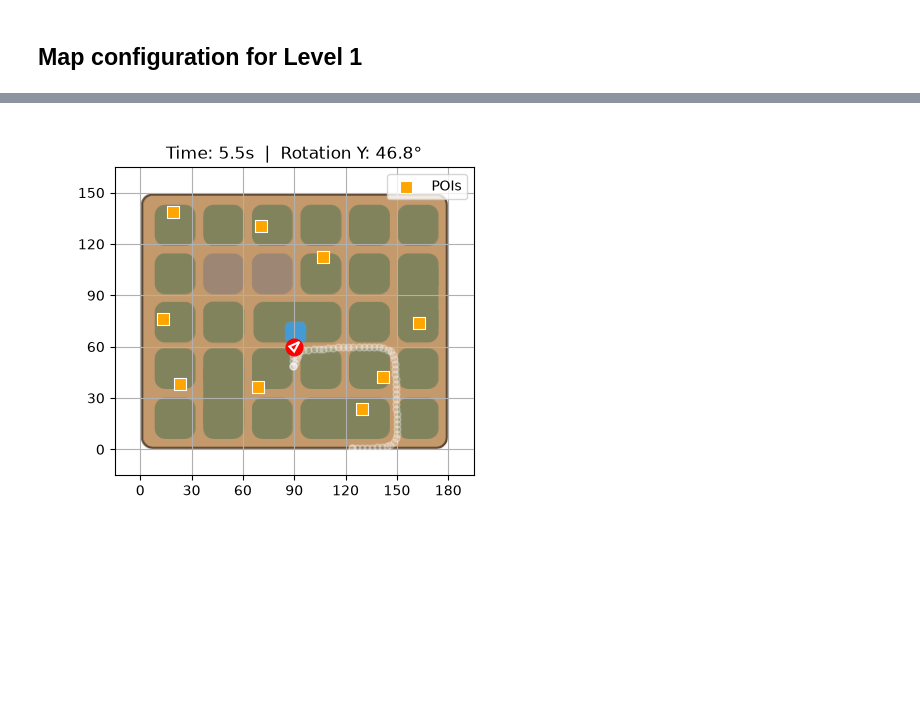
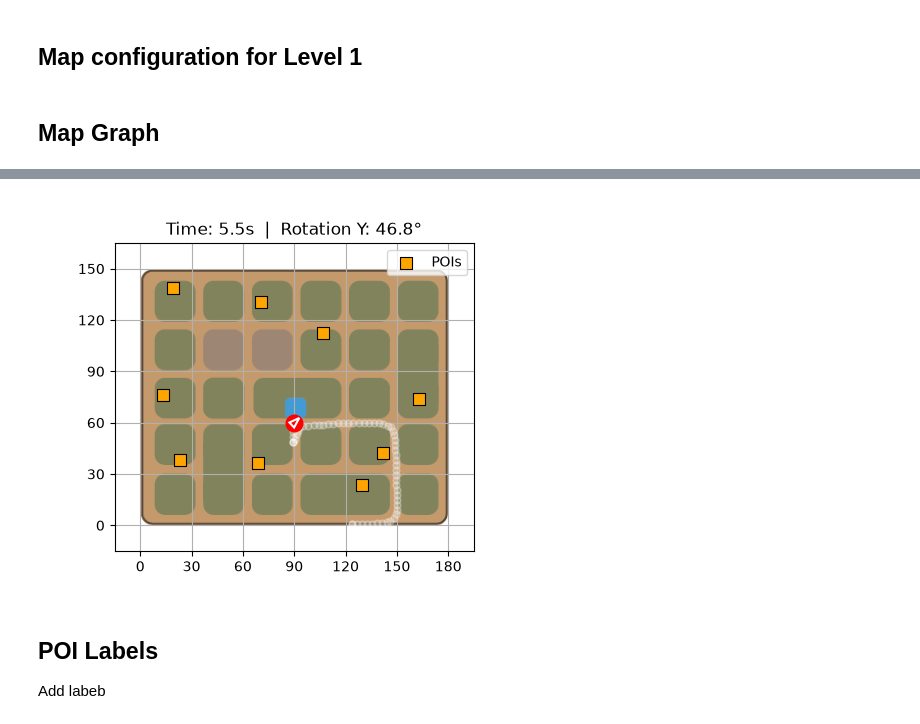
Before and after one commit to mamabox/lumeria-dataViz-proto, a Jupyter notebook: jupyter/maps.ipynb, the cells around one changed output, grey strips where cells are left out. Cells and saved outputs as stored; diff of their text form; code cells hidden in the pictures; blank space fills up the shorter version.

```diff
--- a/jupyter/maps.ipynb
+++ b/jupyter/maps.ipynb
@@ -99,6 +118,8 @@ map_coord[0] += map_x_offset  # left
 map_coord[1] += map_x_offset  # right
 map_coord[2] += map_z_offset  # bottom
 map_coord[3] += map_z_offset  # top
+# %% [markdown]
+## Map Graph
 # %%
 %matplotlib widget
 import ipywidgets as widgets
@@ -108,7 +129,7 @@ import matplotlib.image as mpimg
 import numpy as np
 
 
-
+# ---------- Graphs ---------- #
 
 fig, ax = plt.subplots(figsize=(5,4))
 
@@ -132,7 +153,7 @@ ax.scatter(
     marker='s',        # squares to distinguish from player dots
     c='orange',
     s=80,
-    edgecolors='white',
+    edgecolors='black',
     linewidths=0.8,
     zorder=6,
     label='POIs'
@@ -148,8 +169,9 @@ ax.legend()
 ax.set_xlim(map_extent[0], map_extent[1])
 ax.set_ylim(map_extent[2], map_extent[3])
 
+plt.grid()
 
-plt.grid()
+# ---------- Orientation indicator ---------- #
 
 SIZE = 4
 base_triangle = np.array([
@@ -171,32 +193,35 @@ ax.add_patch(tri_patch)
 def update(frame):
     path.set_data(x_list[:frame+1], z_list[:frame+1])
     current.set_data([x_list[frame]], [z_list[frame]])
 
 
     # Triangle one frame ahead
     next_frame = min(frame + 1, len(x_list) - 1)
     angle = -rot_y_list[frame]
     rad = np.radians(angle)
     cos_a, sin_a = np.cos(rad), np.sin(rad)
     rotated = np.array([
         [v[0]*cos_a - v[1]*sin_a, v[0]*sin_a + v[1]*cos_a]
         for v in base_triangle
     ])
     rotated[:, 0] += x_list[next_frame]
     rotated[:, 1] += z_list[next_frame]
     tri_patch.set_xy(rotated)
     tri_patch.set_visible(True)
 
     ax.set_title(f"Time: {t_list[frame]:.1f}s  |  Rotation Y: {rot_y_list[frame]:.1f}°")
     fig.canvas.draw_idle()
 
-# Widgets
+# ------- Widgets ---------- #
 play = widgets.Play(value=0, min=0, max=len(x_list)-1, step=1, interval=100)
 slider = widgets.IntSlider(min=0, max=len(x_list)-1, step=1, value=0, description="Frame")
 widgets.jslink((play, 'value'), (slider, 'value'))
 ui = widgets.HBox([play, slider])
 widgets.interactive_output(update, {'frame': slider})
 display(ui)
 # %% [output]
 [interactive output not drawn]
-[figure, old version]
+[figure, new version]
+# %% [markdown]
+## POI Labels
+Add labeb
```
Also changed, not shown: parts of 2 cells of this notebook.
